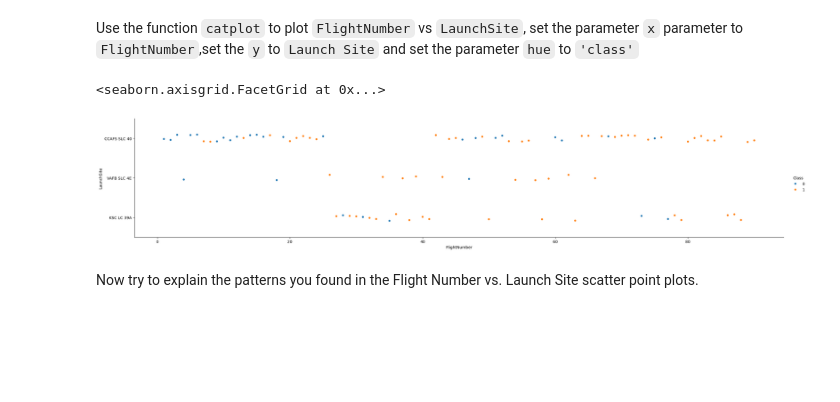
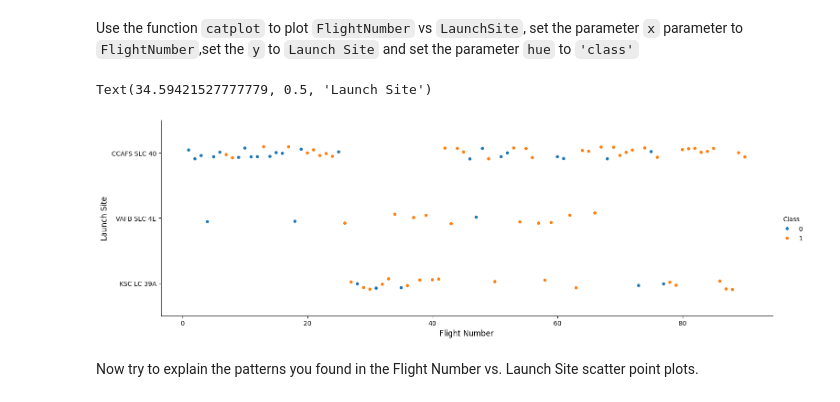
Before and after one commit to YanranChen/IBM-Data-Science, a Jupyter notebook: C10_Applied_Data_Science_Capstone/M2_EDA/M2Lab2_edadataviz.ipynb, the cells around one changed output. Drawn from its saved outputs; the diff is of its cells as text; code cells hidden in the pictures; blank space fills up the shorter version.

```diff
--- a/C10_Applied_Data_Science_Capstone/M2_EDA/M2Lab2_edadataviz.ipynb
+++ b/C10_Applied_Data_Science_Capstone/M2_EDA/M2Lab2_edadataviz.ipynb
@@ -96,10 +96,12 @@ Next, let's drill down to each site visualize its detailed launch records.
 Use the function <code>catplot</code> to plot <code>FlightNumber</code> vs <code>LaunchSite</code>, set the  parameter <code>x</code>  parameter to <code>FlightNumber</code>,set the  <code>y</code> to <code>Launch Site</code> and set the parameter <code>hue</code> to <code>'class'</code>
 # %%
 # Plot a scatter point chart with x axis to be Flight Number and y axis to be the launch site, and hue to be the class value
-sns.catplot(y="LaunchSite", x="FlightNumber", hue="Class", data=df, aspect = 5)
+sns.catplot(y="LaunchSite", x="FlightNumber", hue="Class", data=df, aspect=3)
+plt.xlabel("Flight Number",fontsize=12)
+plt.ylabel("Launch Site",fontsize=12)
 # %% [output]
-<seaborn.axisgrid.FacetGrid at 0x...>
+Text(34.59421527777779, 0.5, 'Launch Site')
-[figure, old version]
+[figure, new version]
 # %% [markdown]
 Now try to explain the patterns you found in the Flight Number vs. Launch Site scatter point plots.
 # %% [markdown]
```
Also changed, not shown: parts of 4 cells of this notebook.
